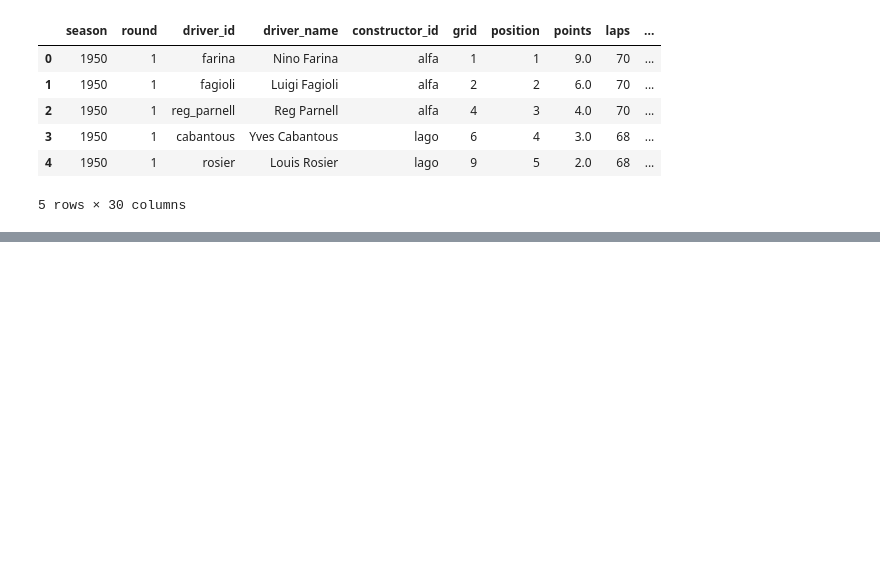
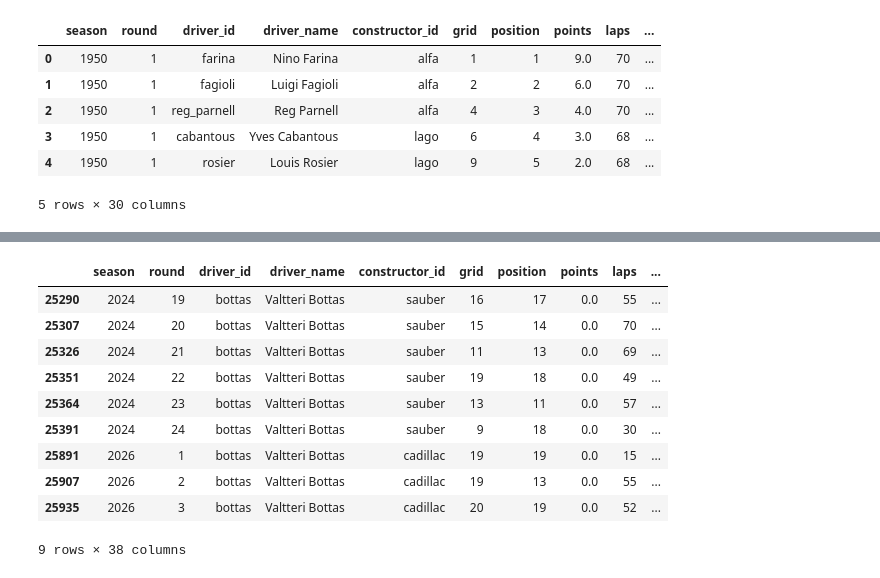
Before and after one commit to andersjohnsennn/F1-project, a Jupyter notebook: notebooks/03_feature_engineering.ipynb, the cells around one changed output, grey strips where cells are left out. Cells and saved outputs as stored; diff of their text form; code cells hidden in the pictures; blank space fills up the shorter version.

```diff
--- a/notebooks/03_feature_engineering.ipynb
+++ b/notebooks/03_feature_engineering.ipynb
@@ -139,3 +139,11 @@ ml_df["pole_position"] = (
 ml_df["front_row"] = (
     ml_df["grid"] <= 2
 ).astype(int)
+# %%
+# Current season driver points before current race
+
+ml_df["current_season_points"] = (
+    ml_df.groupby(["season", "driver_id"])["points"]
+    .cumsum()
+    - ml_df["points"]
+)
@@ -142,3 +182,39 @@ ml_df["front_row"] = (
+# %%
+# Constructor points scored per race
+
+constructor_round_points = (
+    ml_df.groupby(
+        ["season", "round", "constructor_id"]
+    )["points"]
+    .sum()
+    .reset_index()
+)
+
+# Cumulative constructor points BEFORE current race
+
+constructor_round_points[
+    "constructor_points_current_season"
+] = (
+    constructor_round_points
+    .groupby(["season", "constructor_id"])["points"]
+    .cumsum()
+    - constructor_round_points["points"]
+)
+
+# Merge back to main dataframe
+
+ml_df = ml_df.merge(
+    constructor_round_points[
+        [
+            "season",
+            "round",
+            "constructor_id",
+            "constructor_points_current_season"
+        ]
+    ],
+    on=["season", "round", "constructor_id"],
+    how="left"
+)
 # %%
 ml_df.shape
 # %% [output]
@@ -180,6 +256,7 @@ ml_df.to_csv(
 )
 
 ml_df.info()
+ml_df[ml_df["driver_id"] == "bottas"].tail(9)
 # %% [output]
 <class 'pandas.DataFrame'>
 RangeIndex: 25939 entries, 0 to 25938
@@ -200,0 +278,11 @@ memory usage: 4.8 MB
+|  | season | round | driver_id | driver_name | constructor_id | grid | position | points | laps | ... |
+| 25290 | 2024 | 19 | bottas | Valtteri Bottas | sauber | 16 | 17 | 0.0 | 55 | ... |
+| 25307 | 2024 | 20 | bottas | Valtteri Bottas | sauber | 15 | 14 | 0.0 | 70 | ... |
+| 25326 | 2024 | 21 | bottas | Valtteri Bottas | sauber | 11 | 13 | 0.0 | 69 | ... |
+| 25351 | 2024 | 22 | bottas | Valtteri Bottas | sauber | 19 | 18 | 0.0 | 49 | ... |
+| 25364 | 2024 | 23 | bottas | Valtteri Bottas | sauber | 13 | 11 | 0.0 | 57 | ... |
+| 25391 | 2024 | 24 | bottas | Valtteri Bottas | sauber | 9 | 18 | 0.0 | 30 | ... |
+| 25891 | 2026 | 1 | bottas | Valtteri Bottas | cadillac | 19 | 19 | 0.0 | 15 | ... |
+| 25907 | 2026 | 2 | bottas | Valtteri Bottas | cadillac | 19 | 13 | 0.0 | 55 | ... |
+| 25935 | 2026 | 3 | bottas | Valtteri Bottas | cadillac | 20 | 19 | 0.0 | 52 | ... |
+9 rows × 38 columns
```
Also changed, not shown: parts of 3 cells of this notebook, 2 other files.
